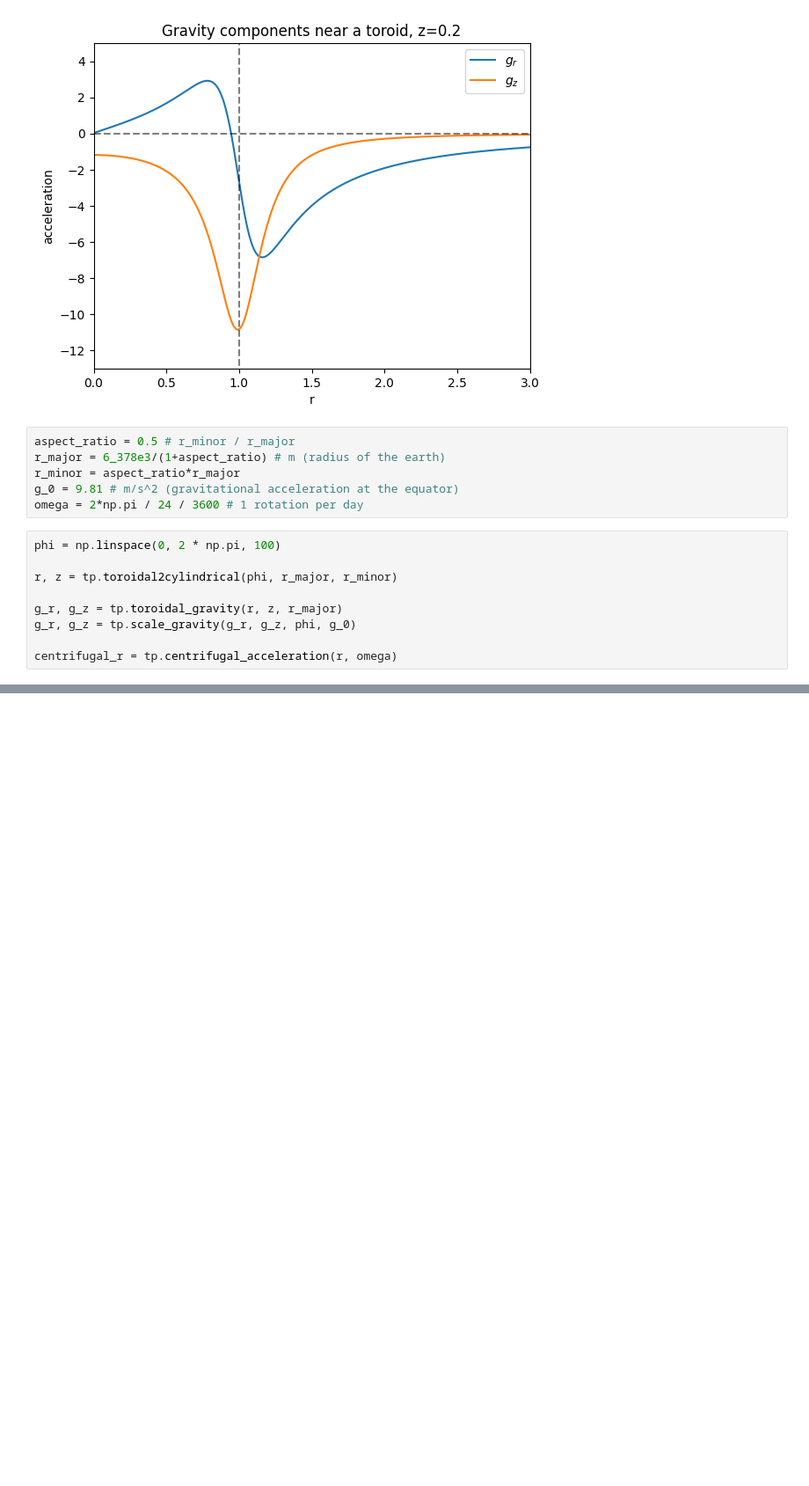
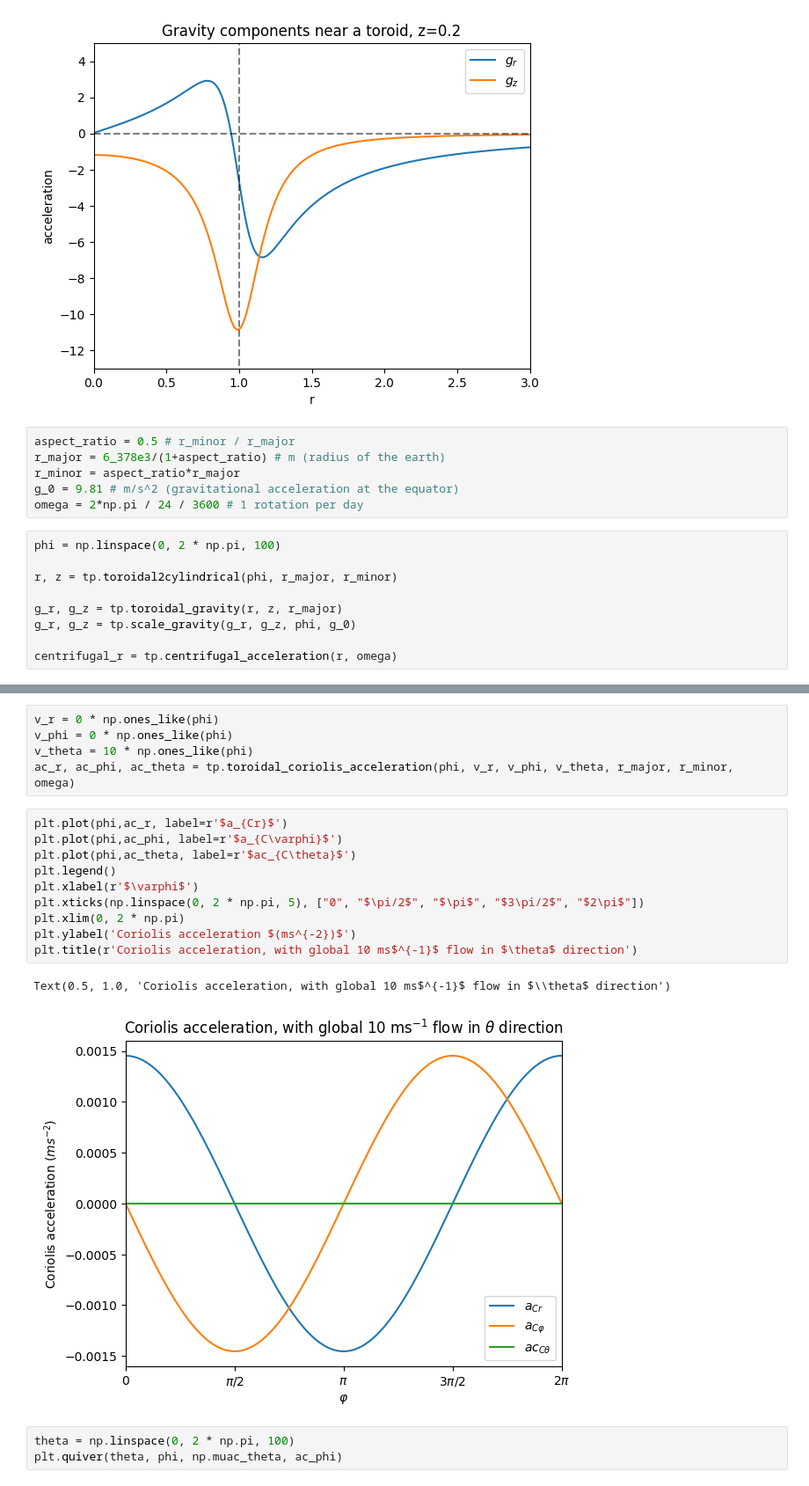
Before and after one commit to dana-grund/HPC4WC, a Jupyter notebook: projects/2023/project06_shallow_water/toroidal_physics/test_toroidal_physics.ipynb, the cells around one changed output, grey strips where cells are left out. Shown at 88% size. Drawn from its saved outputs; the diff is of its cells as text; blank space fills up the shorter version.

Commit message:
coriolis equations implemented

```diff
--- a/projects/2023/project06_shallow_water/toroidal_physics/test_toroidal_physics.ipynb
+++ b/projects/2023/project06_shallow_water/toroidal_physics/test_toroidal_physics.ipynb
@@ -105,0 +129,21 @@ Text(0, 0.5, 'centrifugal acceleration (ms$^{-2}$)')
+# %%
+v_r = 0 * np.ones_like(phi)
+v_phi = 0 * np.ones_like(phi)
+v_theta = 10 * np.ones_like(phi)
+ac_r, ac_phi, ac_theta = tp.toroidal_coriolis_acceleration(phi, v_r, v_phi, v_theta, r_major, r_minor, omega)
+# %%
+plt.plot(phi,ac_r, label=r'$a_{Cr}$')
+plt.plot(phi,ac_phi, label=r'$a_{C\varphi}$')
+plt.plot(phi,ac_theta, label=r'$ac_{C\theta}$')
+plt.legend()
+plt.xlabel(r'$\varphi$')
+plt.xticks(np.linspace(0, 2 * np.pi, 5), ["0", "$\pi/2$", "$\pi$", "$3\pi/2$", "$2\pi$"])
+plt.xlim(0, 2 * np.pi)
+plt.ylabel('Coriolis acceleration $(ms^{-2})$')
+plt.title(r'Coriolis acceleration, with global 10 ms$^{-1}$ flow in $\theta$ direction')
+# %% [output]
+Text(0.5, 1.0, 'Coriolis acceleration, with global 10 ms$^{-1}$ flow in $\\theta$ direction')
+[figure, added]
+# %%
+theta = np.linspace(0, 2 * np.pi, 100)
+plt.quiver(theta, phi, np.muac_theta, ac_phi)
```
Also changed, not shown: parts of 5 cells of this notebook, 2 other files.
